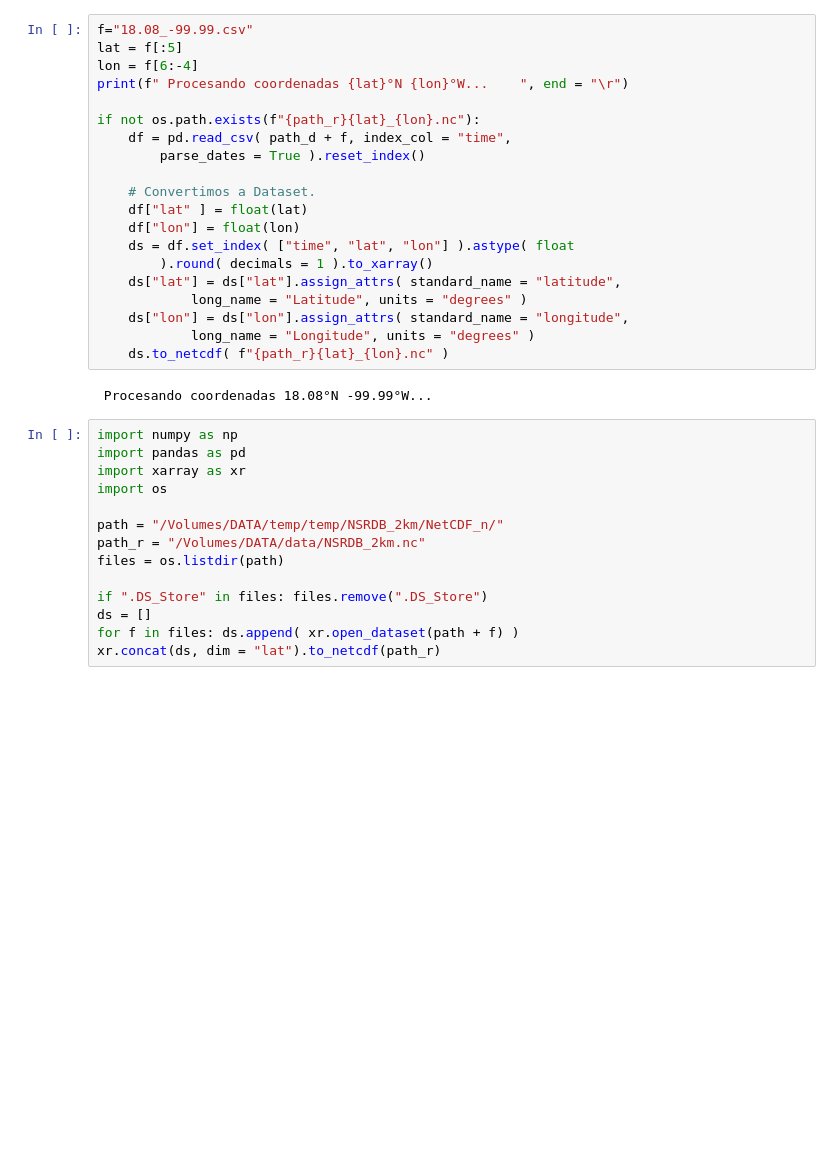
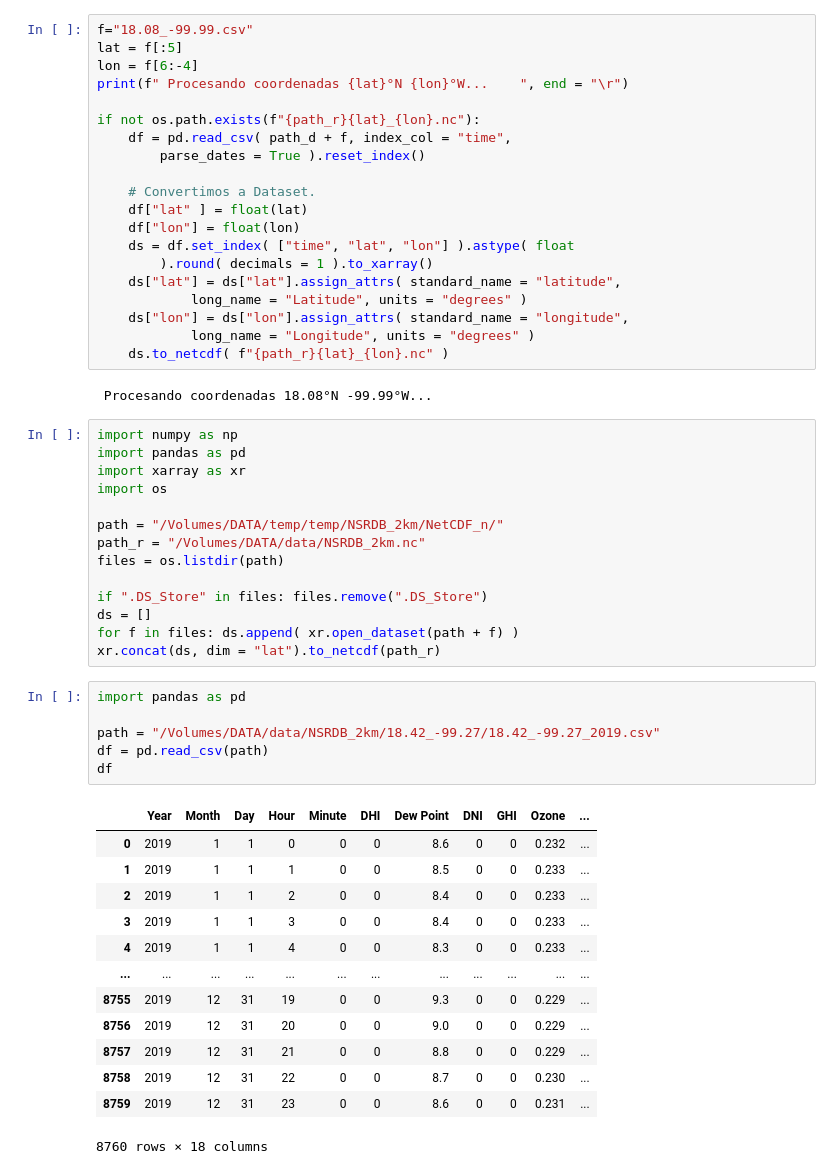
Before and after one commit to rodrigoms95/recurso_solar, a Jupyter notebook: code/test.ipynb, the cells around one changed output. Saved outputs shown, nothing was run; the diff lists cells and outputs as text; blank space fills up the shorter version.

```diff
--- a/code/test.ipynb
+++ b/code/test.ipynb
@@ -50,3 +50,23 @@ if ".DS_Store" in files: files.remove(".DS_Store")
 ds = []
 for f in files: ds.append( xr.open_dataset(path + f) )
 xr.concat(ds, dim = "lat").to_netcdf(path_r)
+# %%
+import pandas as pd
+
+path = "/Volumes/DATA/data/NSRDB_2km/18.42_-99.27/18.42_-99.27_2019.csv"
+df = pd.read_csv(path)
+df
+# %% [output]
+|  | Year | Month | Day | Hour | Minute | DHI | Dew Point | DNI | GHI | Ozone | ... |
+| 0 | 2019 | 1 | 1 | 0 | 0 | 0 | 8.6 | 0 | 0 | 0.232 | ... |
+| 1 | 2019 | 1 | 1 | 1 | 0 | 0 | 8.5 | 0 | 0 | 0.233 | ... |
+| 2 | 2019 | 1 | 1 | 2 | 0 | 0 | 8.4 | 0 | 0 | 0.233 | ... |
+| 3 | 2019 | 1 | 1 | 3 | 0 | 0 | 8.4 | 0 | 0 | 0.233 | ... |
+| 4 | 2019 | 1 | 1 | 4 | 0 | 0 | 8.3 | 0 | 0 | 0.233 | ... |
+| ... | ... | ... | ... | ... | ... | ... | ... | ... | ... | ... | ... |
+| 8755 | 2019 | 12 | 31 | 19 | 0 | 0 | 9.3 | 0 | 0 | 0.229 | ... |
+| 8756 | 2019 | 12 | 31 | 20 | 0 | 0 | 9.0 | 0 | 0 | 0.229 | ... |
+| 8757 | 2019 | 12 | 31 | 21 | 0 | 0 | 8.8 | 0 | 0 | 0.229 | ... |
+| 8758 | 2019 | 12 | 31 | 22 | 0 | 0 | 8.7 | 0 | 0 | 0.230 | ... |
+| 8759 | 2019 | 12 | 31 | 23 | 0 | 0 | 8.6 | 0 | 0 | 0.231 | ... |
+8760 rows × 18 columns
```
Also changed, not shown: parts of 1 cell of this notebook, 23 other files.
